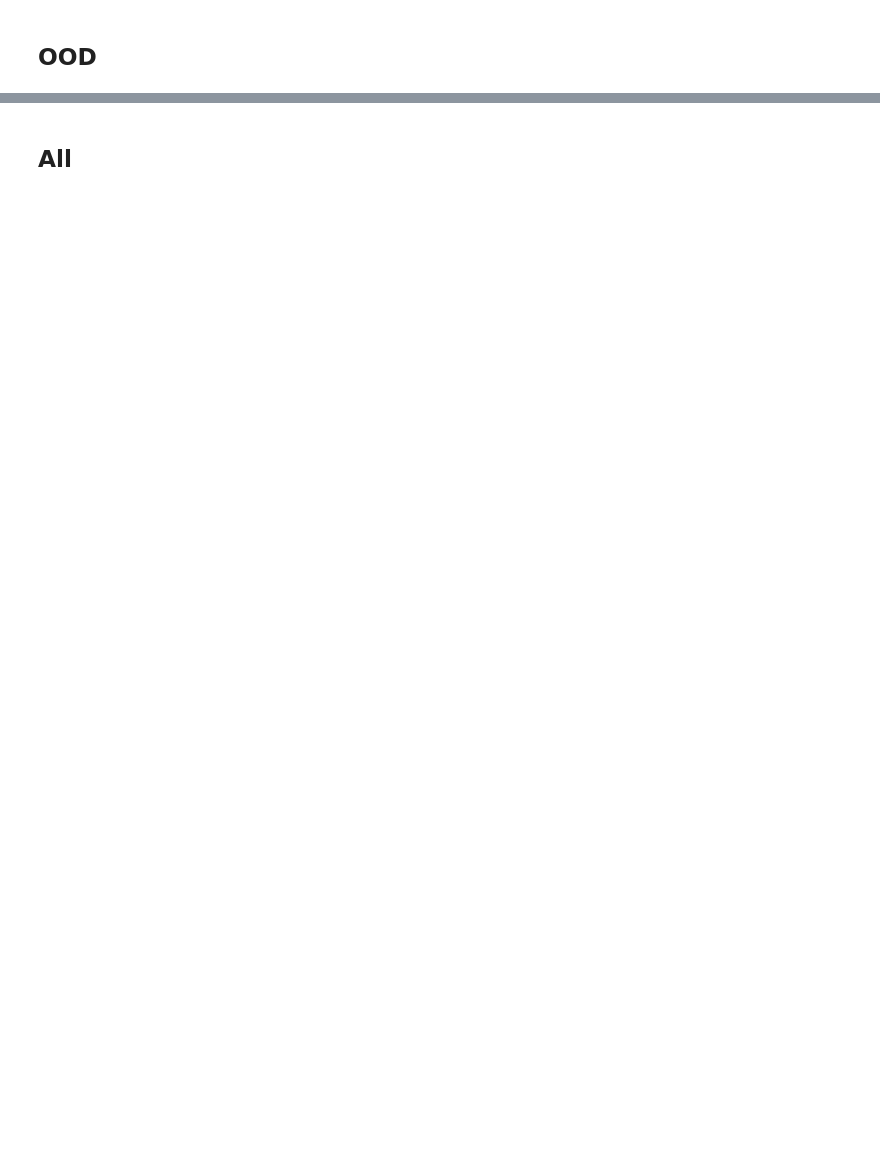
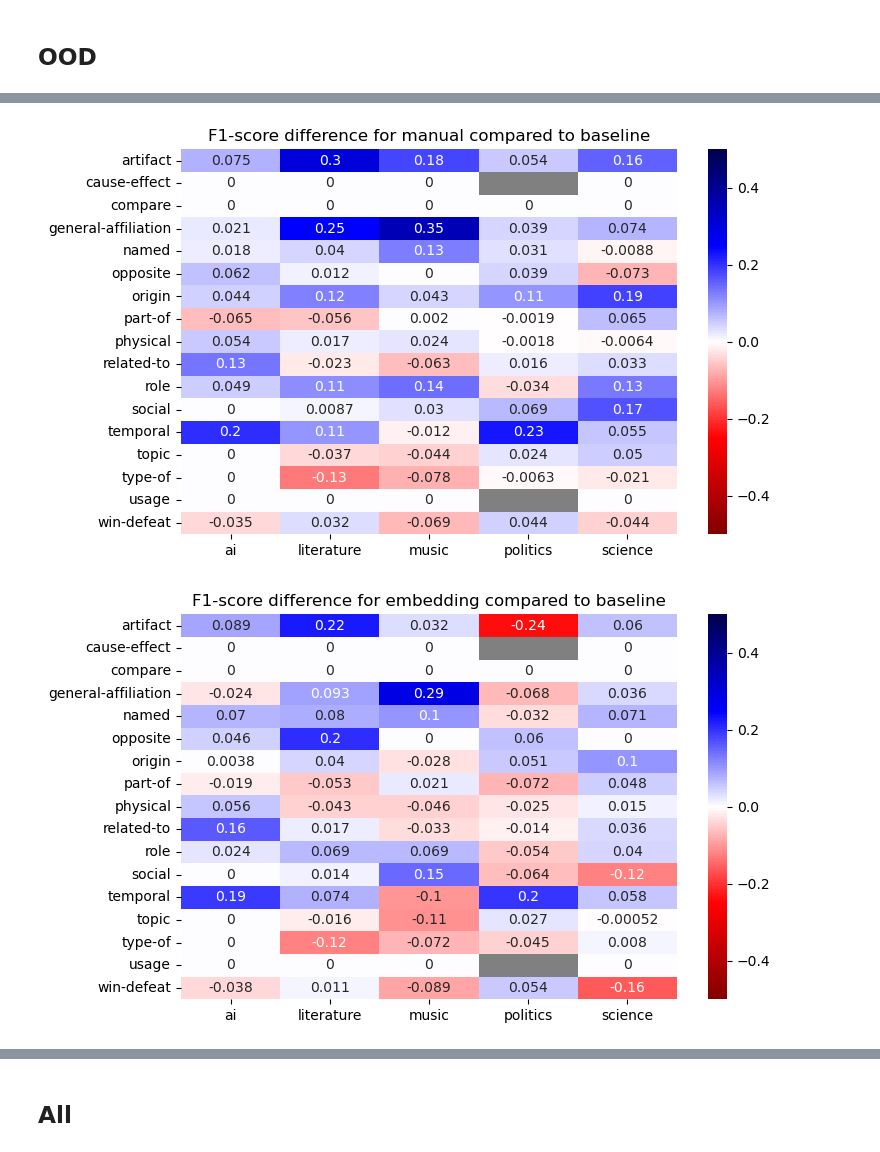
Before and after one commit to davidsule/politicians_are_also_people, a Jupyter notebook: plotting_results.ipynb, the cells around one changed output, grey strips where cells are left out. Drawn from its saved outputs; the diff is of its cells as text; code cells hidden in the pictures; blank space fills up the shorter version.

```diff
--- a/plotting_results.ipynb
+++ b/plotting_results.ipynb
@@ -163,5 +165,42 @@ def plot_heat_map_mapping_ood(mapping, transposed=False):
     results_for_method = load_result_json(mapping, ood=True)
     # plotting
     plot_heat_map(results_for_method, domains, transposed=transposed, mapping=mapping)
+
+def plot_heat_map_compared_to_baseline(results_mapping, results_baseline ,domains, transposed=False, mapping=None):
+
+    data_mapping = get_ood_f1_scores(results_mapping)
+    data_baseline = get_ood_f1_scores(results_baseline)
+
+    data = data_mapping - data_baseline
+
+    plt.figure(figsize=(8, 5))
+
+    xticklabels = domains
+    yticklabels = list_of_relations
+
+    if transposed:
+        data = data.transpose()
+        xticklabels = list_of_relations
+        yticklabels = domains
+    ## create color map
+    cmap = mpl.cm.seismic_r
+    cmap.set_bad("grey")
+
+    ## plot heatmap
+    ax = sns.heatmap(data, annot=True, cmap=cmap , xticklabels=xticklabels, yticklabels=yticklabels, vmax=0.5, vmin=-0.5)
+    ax.set_title(f"F1-score difference for {mapping} compared to baseline")
+
+    # plt.show()
+    if mapping is not None:
+        fig = ax.get_figure()
+        fig.savefig(f"figures/{mapping}_heatmap.png", bbox_inches='tight')
+        #ax.savefig(f"figures/{mapping}_heatmap.png")
+
+def plot_heat_map_mapping_ood_compared_to_baseline(mapping, transposed):
+    ## load file
+    results_for_method = load_result_json(mapping, ood=True)
+    results_for_baseline = load_result_json("no_mapping", ood=True)
+
+    plot_heat_map_compared_to_baseline(results_for_method, results_for_baseline, domains, transposed=transposed, mapping=mapping)
 # %% [markdown]
 ### plotting
@@ -190,6 +234,8 @@ plt.savefig("figures/Thesaurus_affinity_diff_to_baseline.png")
 # %%
-mapping_types = ["no_mapping", "manual", "embedding", "ood_clustering", "topological", "thesaurus_affinity"]
+mapping_types = ["manual", "embedding", "ood_clustering", "topological", "thesaurus_affinity"]
 for m in mapping_types:
-    print("Matrix For ", m)
 
-    plot_heat_map_mapping_ood(m, transposed=False)
+    plot_heat_map_mapping_ood_compared_to_baseline(m, transposed=False)
+# %% [output]
+[figure, added]
+[figure, added]
```
Also changed, not shown: parts of 15 cells of this notebook, 7 other files.
